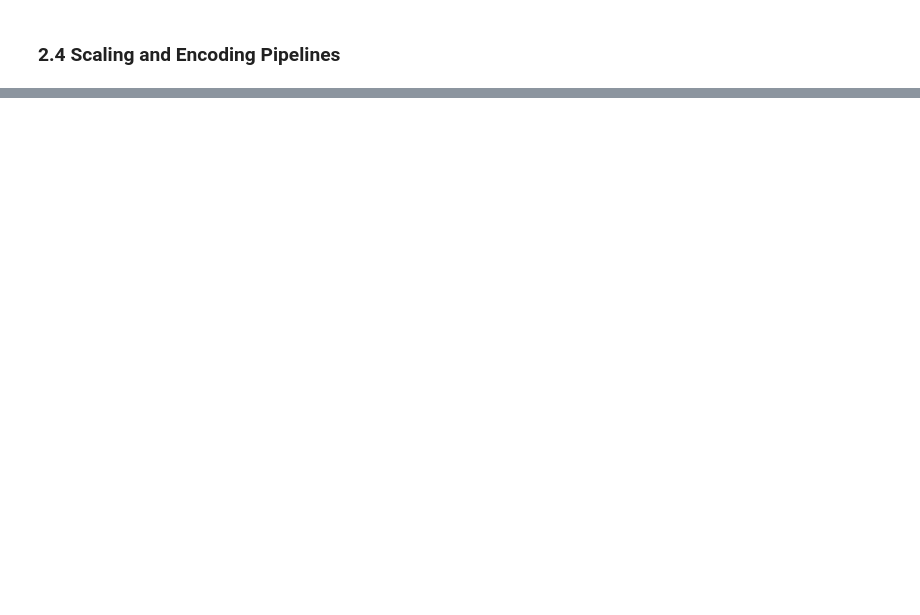
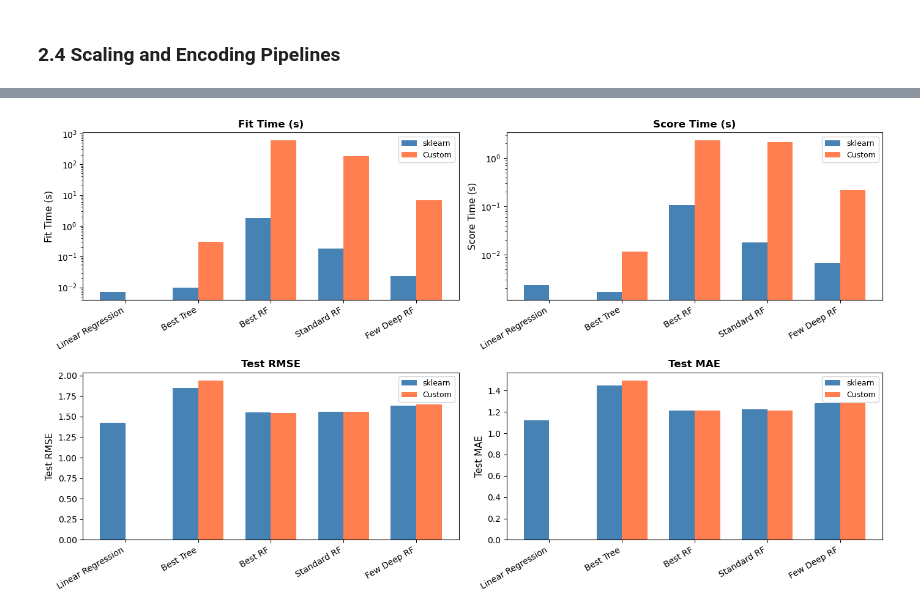
Before and after one commit to AlbertZweistein-2/184.702_MachineLearning, a Jupyter notebook: Ex2/src/Group70_OlsacherPoneschWinkler_Pollen.ipynb, the cells around one changed output, grey strips where cells are left out. Cells and saved outputs as stored; diff of their text form; code cells hidden in the pictures; blank space fills up the shorter version.

```diff
--- a/Ex2/src/Group70_OlsacherPoneschWinkler_Pollen.ipynb
+++ b/Ex2/src/Group70_OlsacherPoneschWinkler_Pollen.ipynb
@@ -66,0 +594,5 @@ df.head()
+# %%
+sklearn_cv_results = pd.read_csv('pollen/sklearn_cross_validation_results.csv', index_col=0)
+custom_cv_results = pd.read_csv('pollen/custom_cross_validation_results.csv', index_col=0)
+sklearn_ho_results = pd.read_csv('pollen/sklearn_holdout_performance_results.csv', index_col=0)
+custom_ho_results = pd.read_csv('pollen/custom_holdout_performance_results.csv', index_col=0)
@@ -66,0 +633,19 @@ df.head()
+# %%
+import plot
+reload(plot)
+from plot import plot_cv_comparison, plot_holdout_comparison, plot_overfitting_comparison
+
+model_pairs = {
+    "Best Tree": ["best_decision_tree", "best_custom_tree"],
+    "Best RF": ["best_random_forest", "best_custom_random_forest"],
+    "Standard RF": ["standard_random_forest", "standard_custom_forest"],
+    "Few Deep RF": ["few_deep_trees_random_forest", "few_deep_trees_custom_random_forest"],
+}
+
+sklearn_only = {"Linear Regression": "linear_regression"}
+# %%
+fig_cv = plot_cv_comparison(sklearn_cv_results, custom_cv_results, model_pairs, sklearn_only)
+plt.savefig("pollen/pollen-cv.png")
+plt.show()
+# %% [output]
+[figure, added]
```
Also changed, not shown: parts of 47 cells of this notebook, 8 other files.
